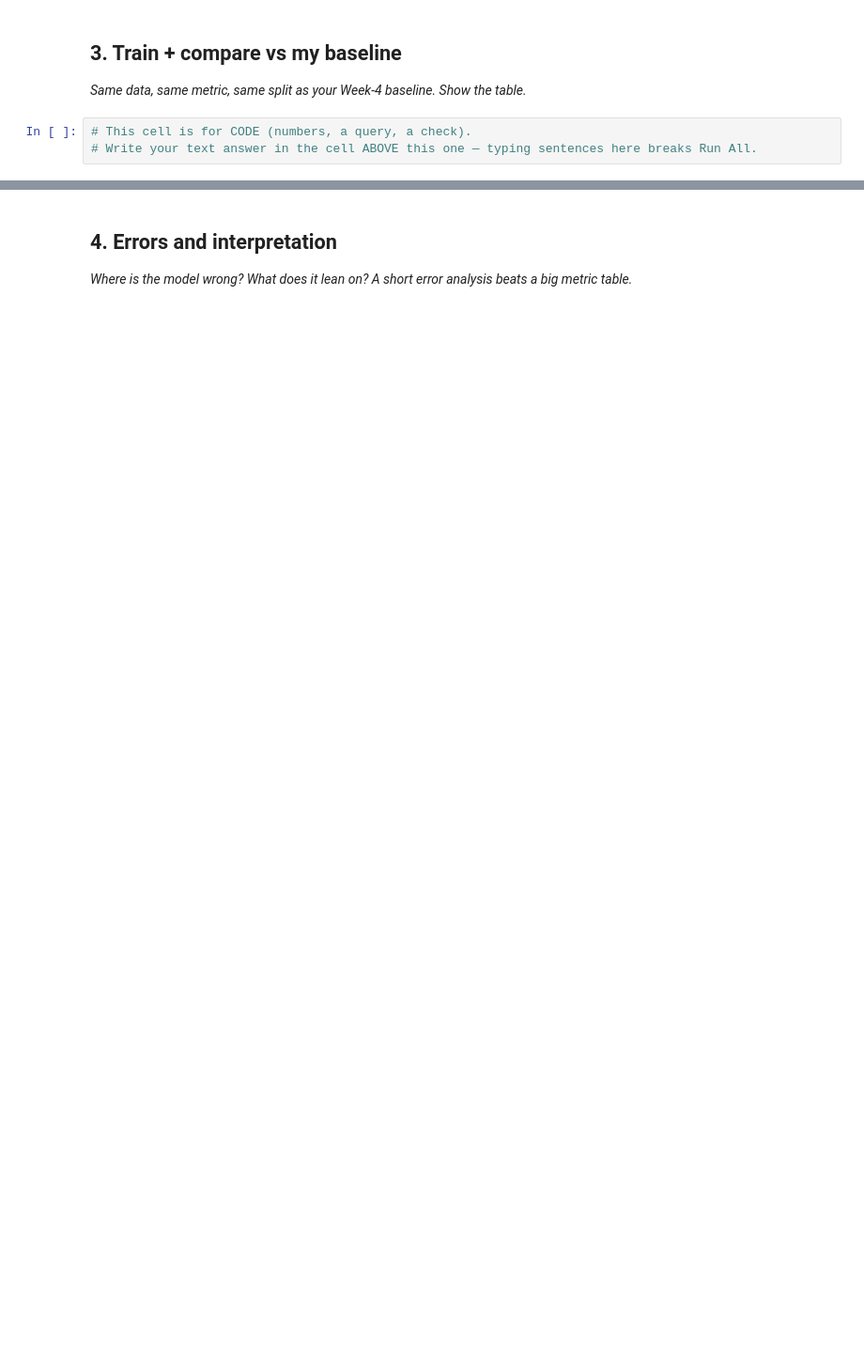
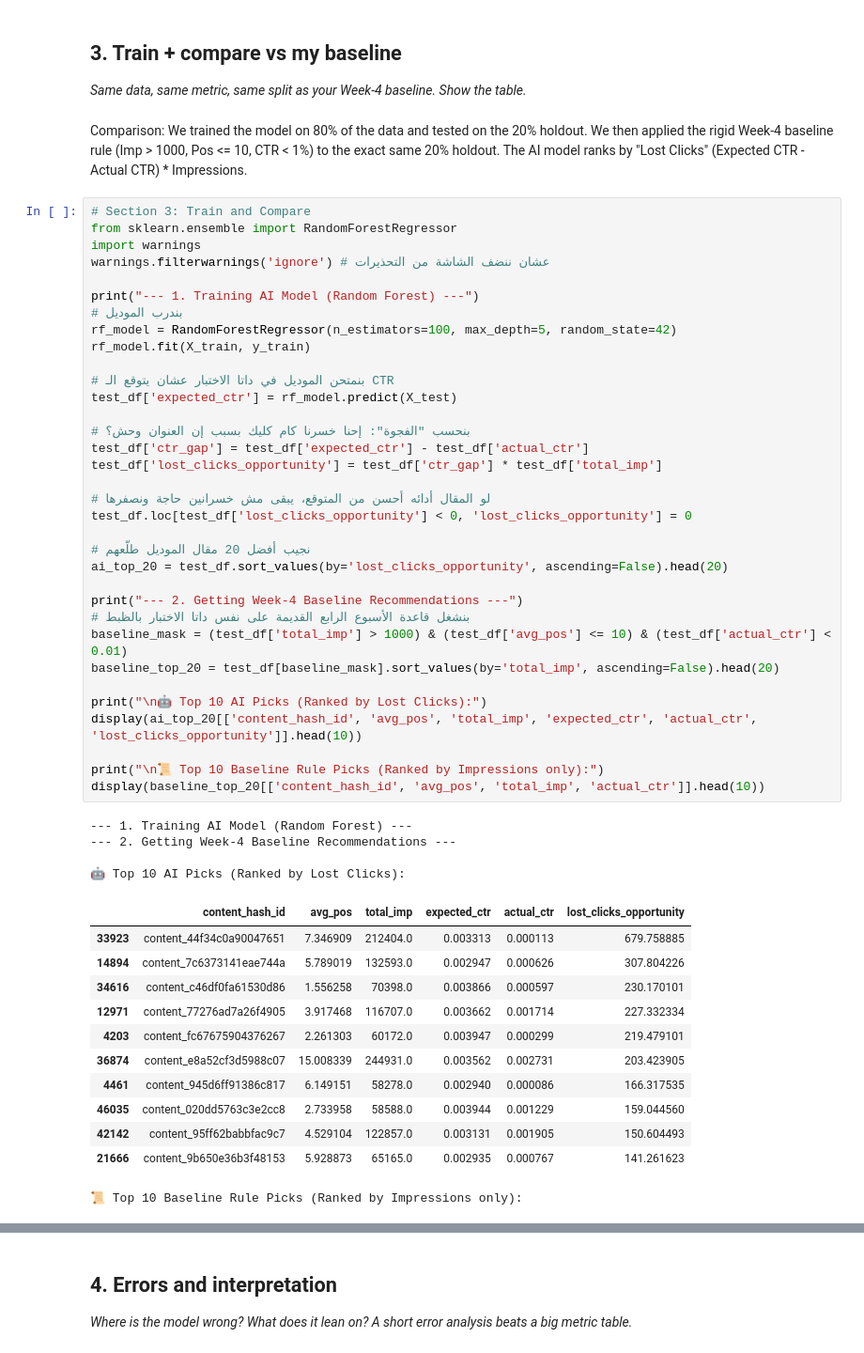
Before and after one commit to Mahmoud-Beram/flyrank-ml-internship, a Jupyter notebook: work/notebooks/w05_model.ipynb, the cells around one changed output, grey strips where cells are left out. Shown at 94% size. Cells and saved outputs as stored; diff of their text form; blank space fills up the shorter version.

```diff
--- a/work/notebooks/w05_model.ipynb
+++ b/work/notebooks/w05_model.ipynb
@@ -24,6 +73,56 @@ This skeleton is yours to fill. Work the sections **in order** — each one has
 ## 3. Train + compare vs my baseline
 
 *Same data, same metric, same split as your Week-4 baseline. Show the table.*
-# %%
-# This cell is for CODE (numbers, a query, a check).
-# Write your text answer in the cell ABOVE this one — typing sentences here breaks Run All.
+# %% [markdown]
+Comparison: We trained the model on 80% of the data and tested on the 20% holdout. We then applied the rigid Week-4 baseline rule (Imp > 1000, Pos <= 10, CTR < 1%) to the exact same 20% holdout. The AI model ranks by "Lost Clicks" (Expected CTR - Actual CTR) * Impressions.
+# %%
+# Section 3: Train and Compare
+from sklearn.ensemble import RandomForestRegressor
+import warnings
+warnings.filterwarnings('ignore') # عشان ننضف الشاشة من التحذيرات
+
+print("--- 1. Training AI Model (Random Forest) ---")
+# بندرب الموديل
+rf_model = RandomForestRegressor(n_estimators=100, max_depth=5, random_state=42)
+rf_model.fit(X_train, y_train)
+
+# بنمتحن الموديل في داتا الاختبار عشان يتوقع الـ CTR
+test_df['expected_ctr'] = rf_model.predict(X_test)
+
+# بنحسب "الفجوة": إحنا خسرنا كام كليك بسبب إن العنوان وحش؟
+test_df['ctr_gap'] = test_df['expected_ctr'] - test_df['actual_ctr']
+test_df['lost_clicks_opportunity'] = test_df['ctr_gap'] * test_df['total_imp']
+
+# لو المقال أدائه أحسن من المتوقع، يبقى مش خسرانين حاجة ونصفرها
+test_df.loc[test_df['lost_clicks_opportunity'] < 0, 'lost_clicks_opportunity'] = 0
+
+# نجيب أفضل 20 مقال الموديل طلّعهم
+ai_top_20 = test_df.sort_values(by='lost_clicks_opportunity', ascending=False).head(20)
+
+print("--- 2. Getting Week-4 Baseline Recommendations ---")
+# بنشغل قاعدة الأسبوع الرابع القديمة على نفس داتا الاختبار بالظبط
+baseline_mask = (test_df['total_imp'] > 1000) & (test_df['avg_pos'] <= 10) & (test_df['actual_ctr'] < 0.01)
+baseline_top_20 = test_df[baseline_mask].sort_values(by='total_imp', ascending=False).head(20)
+
+print("\n🤖 Top 10 AI Picks (Ranked by Lost Clicks):")
+display(ai_top_20[['content_hash_id', 'avg_pos', 'total_imp', 'expected_ctr', 'actual_ctr', 'lost_clicks_opportunity']].head(10))
+
+print("\n📜 Top 10 Baseline Rule Picks (Ranked by Impressions only):")
+display(baseline_top_20[['content_hash_id', 'avg_pos', 'total_imp', 'actual_ctr']].head(10))
+# %% [output]
+--- 1. Training AI Model (Random Forest) ---
+--- 2. Getting Week-4 Baseline Recommendations ---
+
+🤖 Top 10 AI Picks (Ranked by Lost Clicks):
+|  | content_hash_id | avg_pos | total_imp | expected_ctr | actual_ctr | lost_clicks_opportunity |
+| 33923 | content_44f34c0a90047651 | 7.346909 | 212404.0 | 0.003313 | 0.000113 | 679.758885 |
+| 14894 | content_7c6373141eae744a | 5.789019 | 132593.0 | 0.002947 | 0.000626 | 307.804226 |
+| 34616 | content_c46df0fa61530d86 | 1.556258 | 70398.0 | 0.003866 | 0.000597 | 230.170101 |
+| 12971 | content_77276ad7a26f4905 | 3.917468 | 116707.0 | 0.003662 | 0.001714 | 227.332334 |
+| 4203 | content_fc67675904376267 | 2.261303 | 60172.0 | 0.003947 | 0.000299 | 219.479101 |
+| 36874 | content_e8a52cf3d5988c07 | 15.008339 | 244931.0 | 0.003562 | 0.002731 | 203.423905 |
+| 4461 | content_945d6ff91386c817 | 6.149151 | 58278.0 | 0.002940 | 0.000086 | 166.317535 |
+| 46035 | content_020dd5763c3e2cc8 | 2.733958 | 58588.0 | 0.003944 | 0.001229 | 159.044560 |
+| 42142 | content_95ff62babbfac9c7 | 4.529104 | 122857.0 | 0.003131 | 0.001905 | 150.604493 |
+| 21666 | content_9b650e36b3f48153 | 5.928873 | 65165.0 | 0.002935 | 0.000767 | 141.261623 |
+📜 Top 10 Baseline Rule Picks (Ranked by Impressions only):
```
Also changed, not shown: parts of 10 cells of this notebook.
